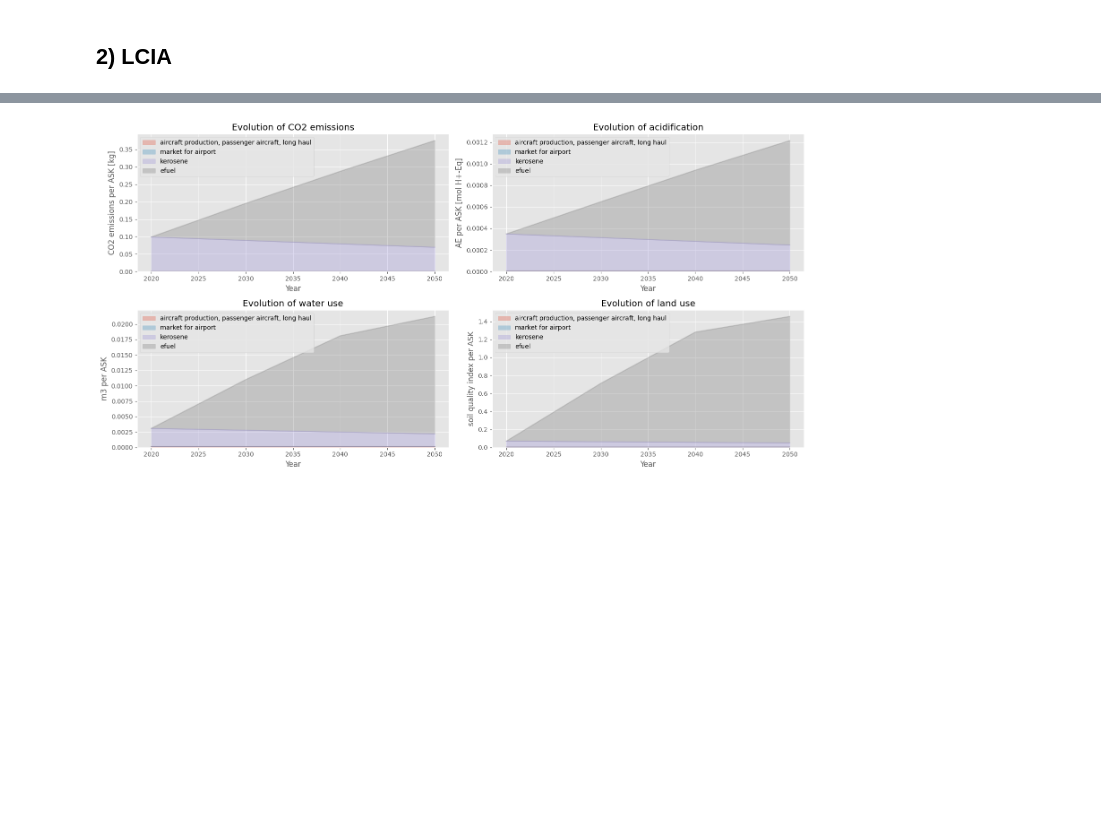
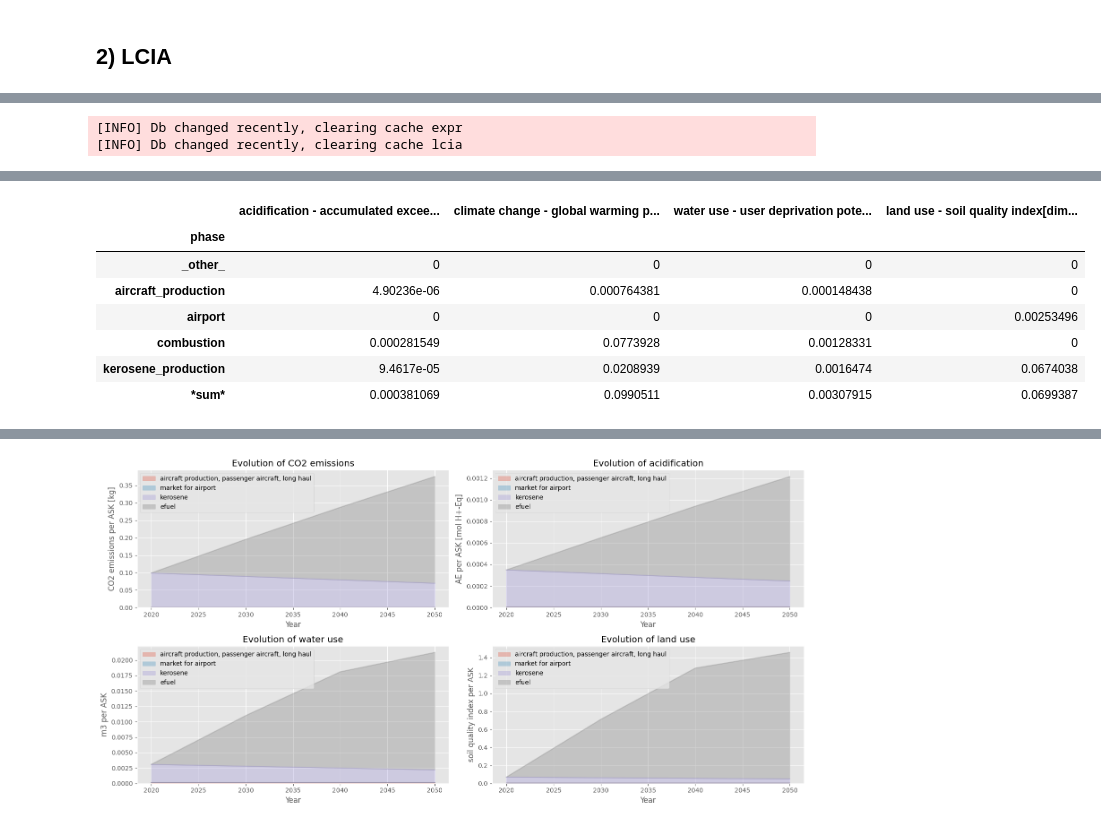
Before and after one commit to felixpollet/LCAv, a Jupyter notebook: lcav/notebook/methodology_example.ipynb, the cells around one changed output, grey strips where cells are left out. Drawn from its saved outputs; the diff is of its cells as text; code cells hidden in the pictures; blank space fills up the shorter version.

```diff
--- a/lcav/notebook/methodology_example.ipynb
+++ b/lcav/notebook/methodology_example.ipynb
@@ -120,0 +89,24 @@ Intel MKL WARNING: Support of Intel(R) Streaming SIMD Extensions 4.2 (Intel(R) S
+# %%
+agb.compute_impacts(
+    model,
+    methods,
+
+    functional_unit = 1.03e13,  # divide impacts by this value
+    axis = 'phase',
+
+    n_aircraft = 25000,
+    aircraft_lifetime = 25,
+    n_airports = 0,
+    airport_lifetime = 100,
+    total_energy = 3e12, # kWh
+    energy_density_kero = 11.99, # kWh/kg
+    share_efuel = 0.0,
+    amount_elec_h2 = 2, # kWh of elec to produce 1 kWh of efuel
+    amount_h2 = 1, # kg of h2 to produce 1 kg of efuel,
+    energy_density_h2 = 33.6,
+    electricity_switch_param = 'pv'
+    # ... default values will be set for parameters not provided by the user
+)
+# %% [output]
+[INFO] Db changed recently, clearing cache expr
+[INFO] Db changed recently, clearing cache lcia
@@ -121,3 +114,11 @@ Intel MKL WARNING: Support of Intel(R) Streaming SIMD Extensions 4.2 (Intel(R) S
+|  | acidification - accumulated excee... | climate change - global warming p... | water use - user deprivation pote... | land use - soil quality index[dim... |
+| phase |  |  |  |  |
+| _other_ | 0 | 0 | 0 | 0 |
+| aircraft_production | 4.90236e-06 | 0.000764381 | 0.000148438 | 0 |
+| airport | 0 | 0 | 0 | 0.00253496 |
+| combustion | 0.000281549 | 0.0773928 | 0.00128331 | 0 |
+| kerosene_production | 9.4617e-05 | 0.0208939 | 0.0016474 | 0.0674038 |
+| *sum* | 0.000381069 | 0.0990511 | 0.00307915 | 0.0699387 |
 # %%
 # reset parameters distributions
 #for param in lcalg.params._param_registry().all():
```
Also changed, not shown: parts of 11 cells of this notebook, 4 other files.
